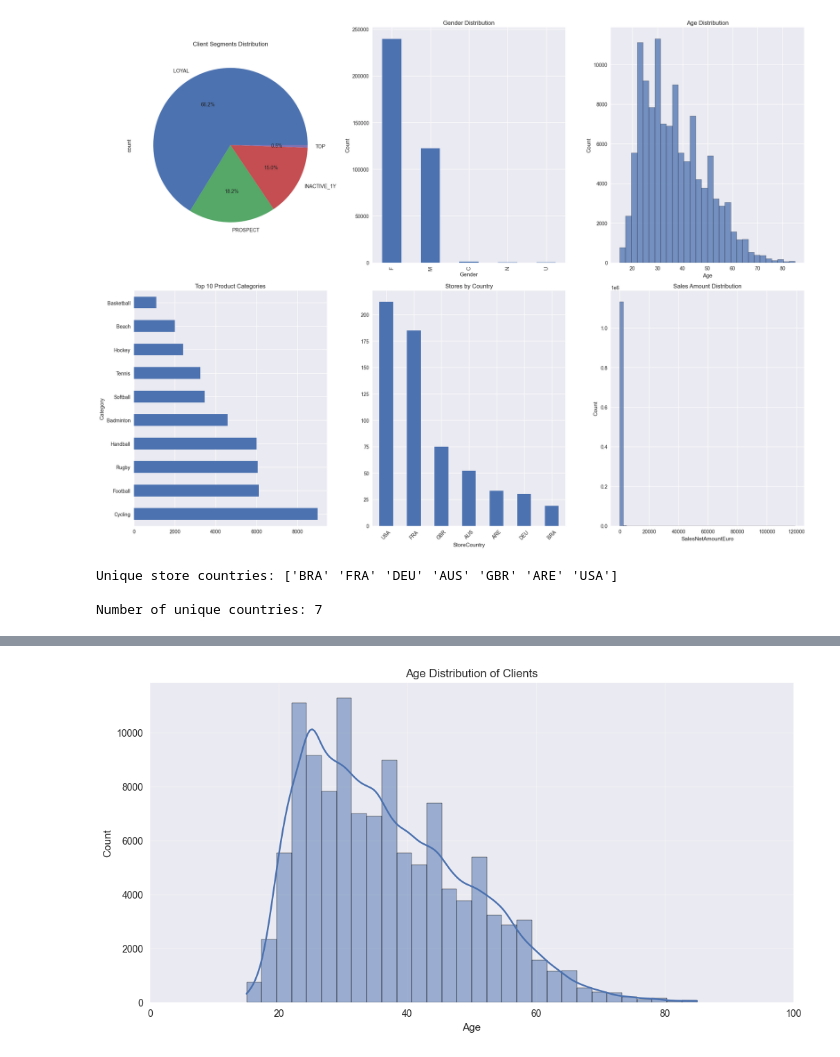
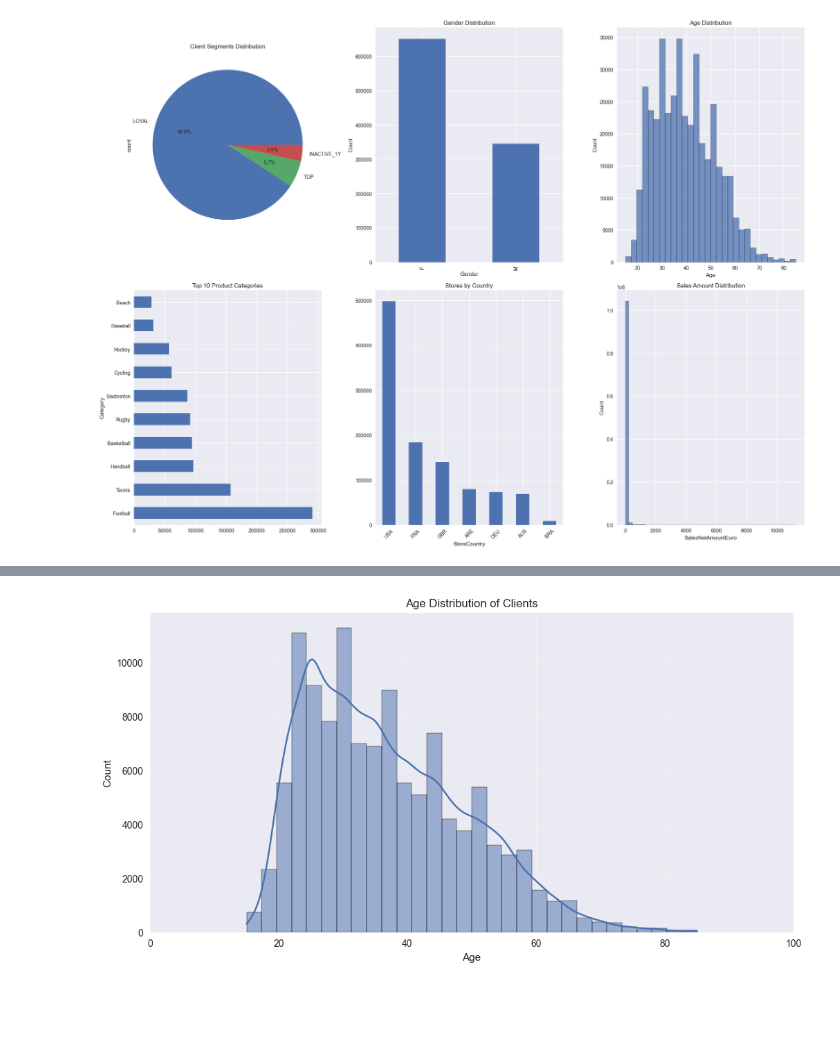
Before and after one commit to ravhello/hackathon, a Jupyter notebook: exploration.ipynb, the cells around one changed output, grey strips where cells are left out. Cells and saved outputs as stored; diff of their text form; code cells hidden in the pictures; blank space fills up the shorter version.

```diff
--- a/exploration.ipynb
+++ b/exploration.ipynb
@@ -37,0 +250,12 @@ clients_df['Age'] = clients_df['Age'].apply(lambda x: x if (15 <= x <= 85) else
+# %%
+# Store total number of transactions before filtering
+total_transactions_before = len(final_df)
+
+# Remove transactions for clients identified as outliers
+# These are clients that exceed either the 99.9th percentile in transaction frequency
+# or in average sales amount
+final_df = final_df[~final_df['ClientID'].isin(combined_outlier_clients)]
+
+print(f"Number of transactions before filtering: {total_transactions_before}")
+print(f"Number of transactions after filtering: {len(final_df)}")
+print(f"Percentage of transactions removed: {((total_transactions_before - len(final_df)) / total_transactions_before * 100):.2f}%")
@@ -65,8 +367,11 @@ print(f"Number of clients remaining: {len(clients_df)}")
+# %%
+# Aggregate duplicate transactions by summing quantities
+final_df = final_df.groupby([
+    'ClientID', 'ProductID', 'TransactionDate', 'StoreID', 'SalesNetAmountEuro',
+    'StoreCountry', 'Quantity_in_stock', 'Category', 'FamilyLevel1', 'FamilyLevel2',
+    'Universe', 'ClientSegment', 'ClientGender', 'Age'
+])['Quantity_sold'].sum().reset_index()
 # %%
+'''# Remove customers from final_df
+final_df = final_df[~final_df['ClientID'].isin([784139077380372687, 7170141520984547731, 4948726587055327420])]
 '''
-# Remove customers from transactions_df
-transactions_df = transactions_df[~transactions_df['ClientID'].isin([784139077380372687, 7170141520984547731, 4948726587055327420])]
-
-# Remove customers from clients_df
-clients_df = clients_df[~clients_df['ClientID'].isin([784139077380372687, 7170141520984547731, 4948726587055327420])]
-'''
@@ -186,56 +416,42 @@ Stores DataFrame:
 # %%
-import seaborn as sns
-from datetime import datetime
-
-import matplotlib.pyplot as plt
-
 # Create a figure with subplots
 plt.style.use('seaborn-v0_8')
 fig = plt.figure(figsize=(20, 15))
 
 # 1. Client Segments Distribution
 plt.subplot(2, 3, 1)
-clients_df['ClientSegment'].value_counts().plot(kind='pie', autopct='%1.1f%%')
+final_df['ClientSegment'].value_counts().plot(kind='pie', autopct='%1.1f%%')
 plt.title('Client Segments Distribution')
 
 # 2. Gender Distribution
 plt.subplot(2, 3, 2)
-clients_df['ClientGender'].value_counts().plot(kind='bar')
+final_df['ClientGender'].value_counts().plot(kind='bar')
 plt.title('Gender Distribution')
 plt.xlabel('Gender')
 plt.ylabel('Count')
 
 # 3. Age Distribution
 plt.subplot(2, 3, 3)
-sns.histplot(data=clients_df, x='Age', bins=30)
+sns.histplot(data=final_df, x='Age', bins=30)
 plt.title('Age Distribution')
 
 # 4. Top 10 Product Categories
 plt.subplot(2, 3, 4)
-products_df['Category'].value_counts().head(10).plot(kind='barh')
+final_df['Category'].value_counts().head(10).plot(kind='barh')
 plt.title('Top 10 Product Categories')
 
 # 5. Store Distribution by Country
 plt.subplot(2, 3, 5)
-stores_df['StoreCountry'].value_counts().plot(kind='bar')
+final_df['StoreCountry'].value_counts().plot(kind='bar')
 plt.title('Stores by Country')
 plt.xticks(rotation=45)
 
 # 6. Sales Amount Distribution
 plt.subplot(2, 3, 6)
-sns.histplot(data=transactions_df, x='SalesNetAmountEuro', bins=50)
+sns.histplot(data=final_df, x='SalesNetAmountEuro', bins=50)
 plt.title('Sales Amount Distribution')
 
 plt.tight_layout()
 plt.show()
 # %% [output]
-[figure, old version]
+[figure, new version]
-# %%
-# Get unique values in StoreCountry and their count
-unique_countries = stores_df['StoreCountry'].unique()
-print("Unique store countries:", unique_countries)
-print("\nNumber of unique countries:", len(unique_countries))
-# %% [output]
-Unique store countries: ['BRA' 'FRA' 'DEU' 'AUS' 'GBR' 'ARE' 'USA']
-
-Number of unique countries: 7
```
Also changed, not shown: parts of 25 cells of this notebook.
